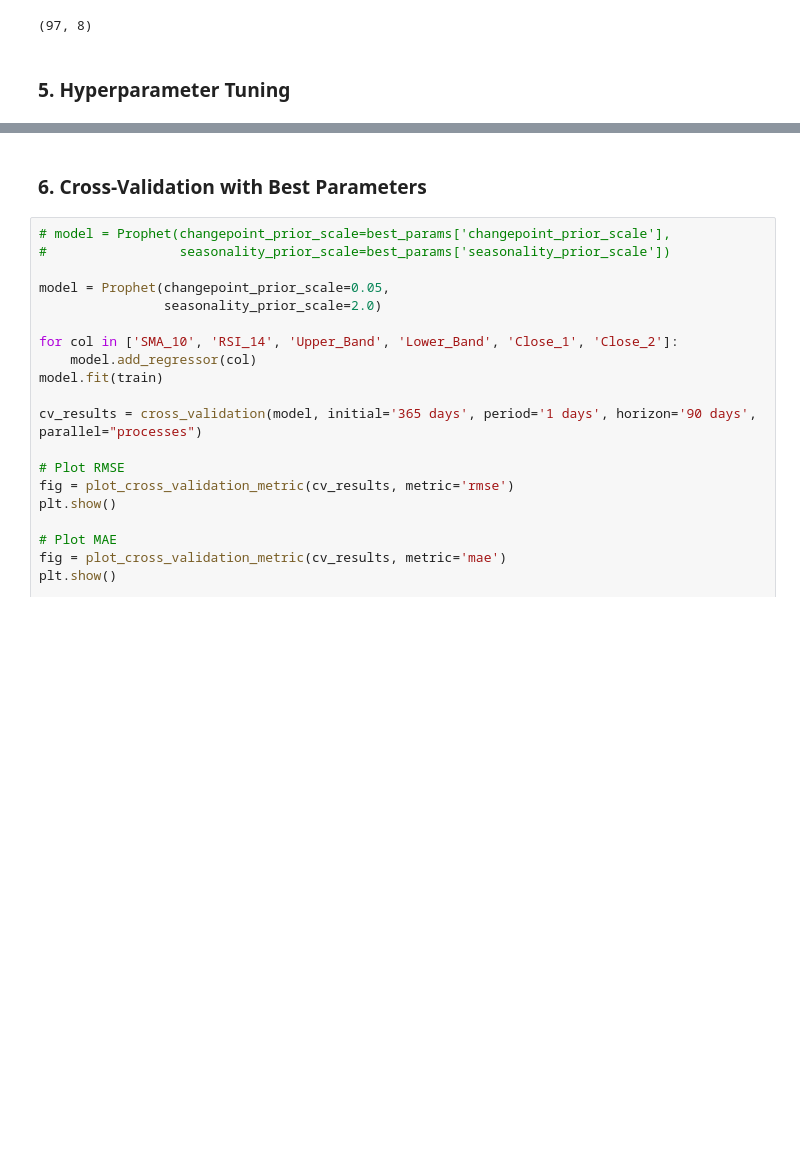
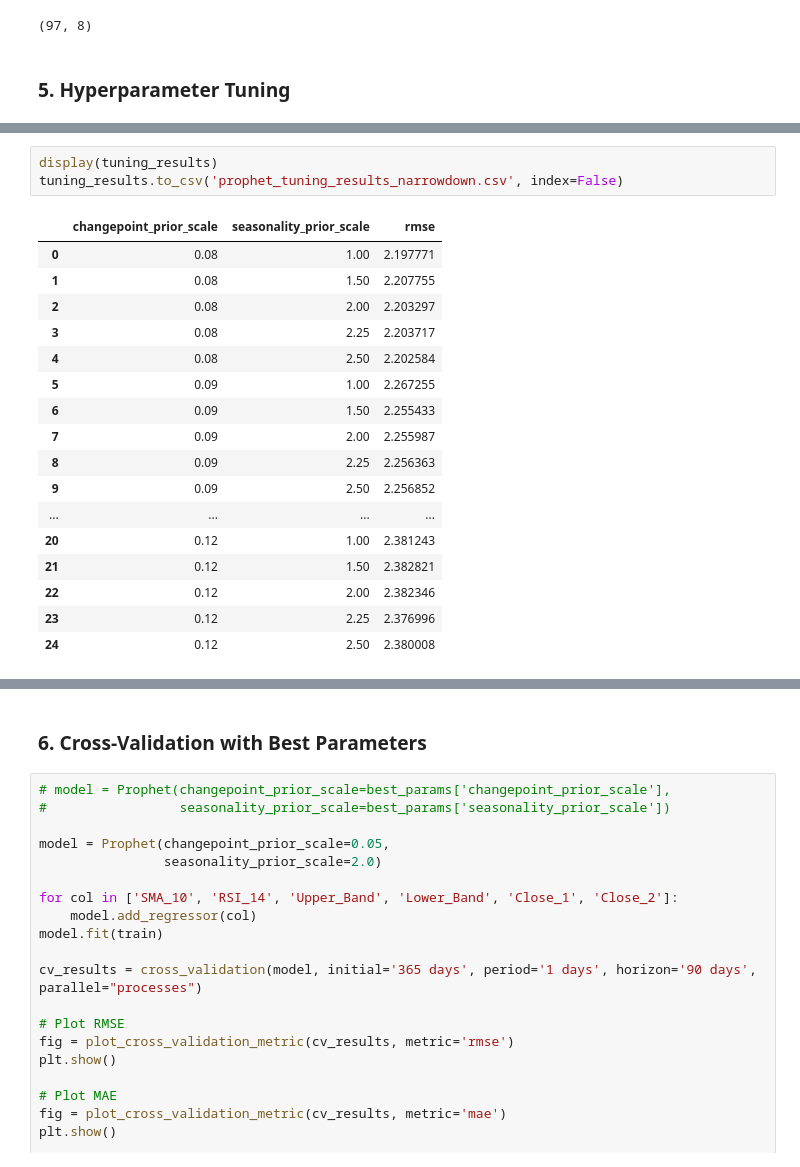
Before and after one commit to kahbelank/Investment-Chatbot, a Jupyter notebook: Machine Learning/AAPL_FBProphet_2Yr.ipynb, the cells around one changed output, grey strips where cells are left out. Drawn from its saved outputs; the diff is of its cells as text; blank space fills up the shorter version.

```diff
--- a/Machine Learning/AAPL_FBProphet_2Yr.ipynb
+++ b/Machine Learning/AAPL_FBProphet_2Yr.ipynb
@@ -112,3 +179,24 @@ display(test.shape)
+# %%
+display(tuning_results)
+tuning_results.to_csv('prophet_tuning_results_narrowdown.csv', index=False)
+# %% [output]
+|  | changepoint_prior_scale | seasonality_prior_scale | rmse |
+| 0 | 0.08 | 1.00 | 2.197771 |
+| 1 | 0.08 | 1.50 | 2.207755 |
+| 2 | 0.08 | 2.00 | 2.203297 |
+| 3 | 0.08 | 2.25 | 2.203717 |
+| 4 | 0.08 | 2.50 | 2.202584 |
+| 5 | 0.09 | 1.00 | 2.267255 |
+| 6 | 0.09 | 1.50 | 2.255433 |
+| 7 | 0.09 | 2.00 | 2.255987 |
+| 8 | 0.09 | 2.25 | 2.256363 |
+| 9 | 0.09 | 2.50 | 2.256852 |
+| ... | ... | ... | ... |
+| 20 | 0.12 | 1.00 | 2.381243 |
+| 21 | 0.12 | 1.50 | 2.382821 |
+| 22 | 0.12 | 2.00 | 2.382346 |
+| 23 | 0.12 | 2.25 | 2.376996 |
+| 24 | 0.12 | 2.50 | 2.380008 |
 # %%
 # Step 4: Hyperparameter Tuning
 param_grid = {
```
Also changed, not shown: parts of 5 cells of this notebook, 7 other files.
